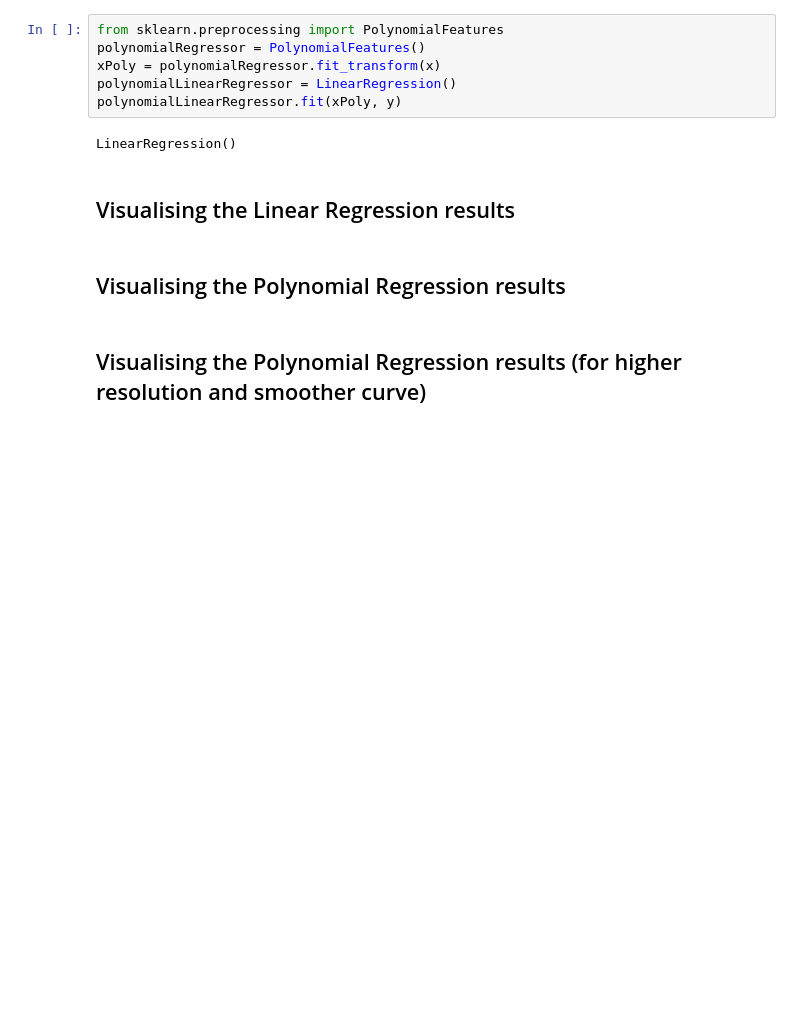
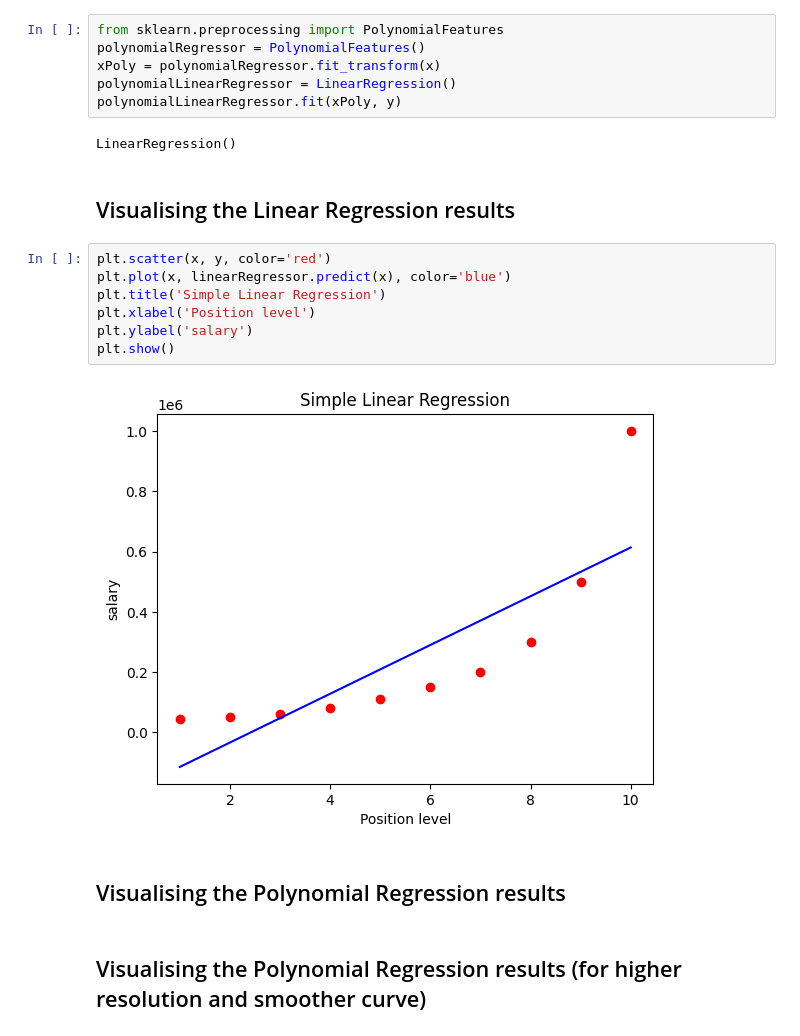
Before and after one commit to pooyanosk1382/DataScienceAndMachineLearning, a Jupyter notebook: PolynomialRegression.ipynb, the cells around one changed output. Saved outputs shown, nothing was run; the diff lists cells and outputs as text; blank space fills up the shorter version.

Commit message:
Polynomial regression

```diff
--- a/PolynomialRegression.ipynb
+++ b/PolynomialRegression.ipynb
@@ -32,6 +32,15 @@ polynomialLinearRegressor.fit(xPoly, y)
 LinearRegression()
 # %% [markdown]
 ## Visualising the Linear Regression results
+# %%
+plt.scatter(x, y, color='red')
+plt.plot(x, linearRegressor.predict(x), color='blue')
+plt.title('Simple Linear Regression')
+plt.xlabel('Position level')
+plt.ylabel('salary')
+plt.show()
+# %% [output]
+[figure, added]
 # %% [markdown]
 ## Visualising the Polynomial Regression results
 # %% [markdown]
```
